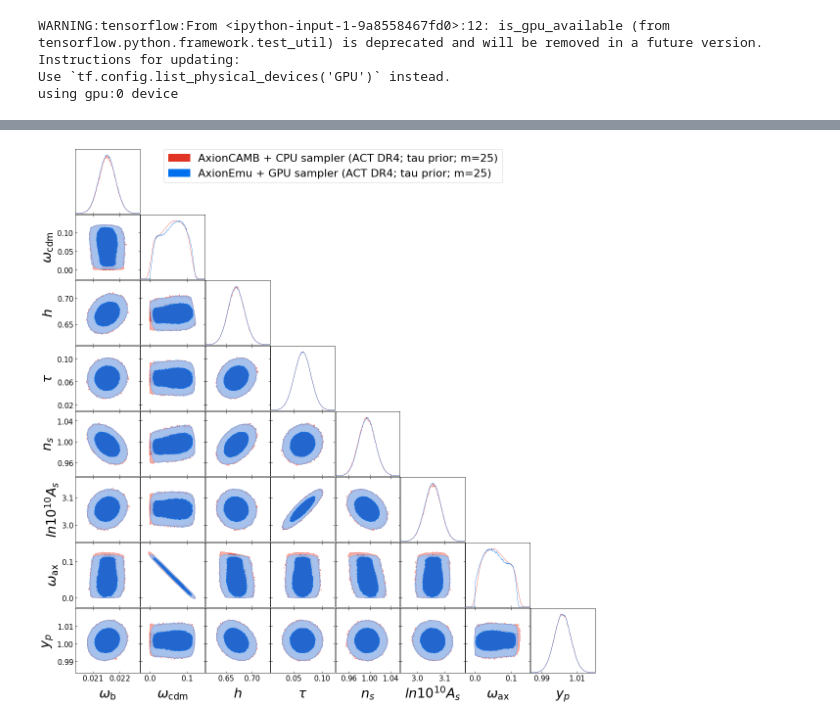
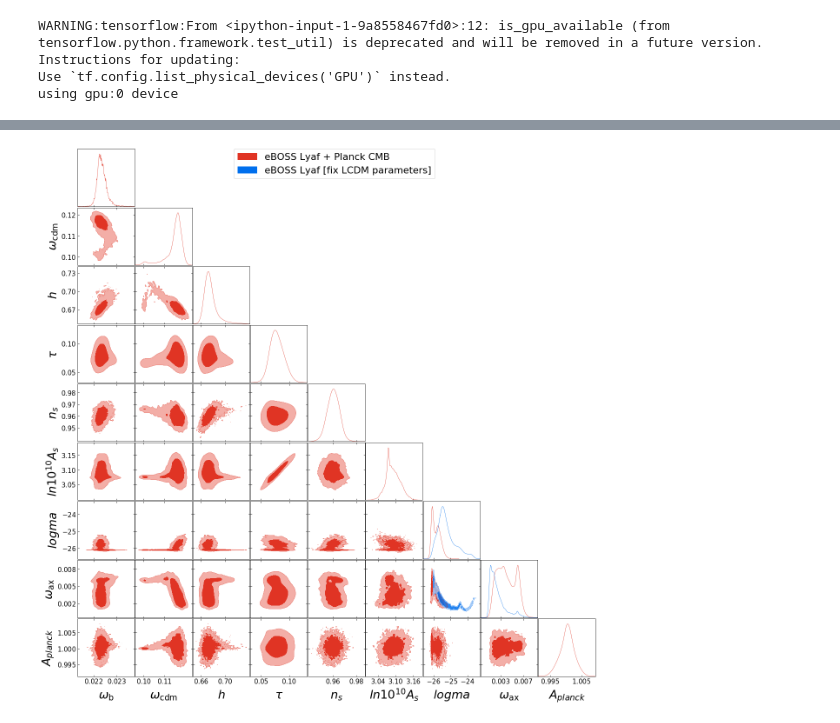
Before and after one commit to keirkwame/axionEmu, a Jupyter notebook: ACT_DR4_WMAP_analysis.ipynb, the cells around one changed output, grey strips where cells are left out. Saved outputs shown, nothing was run; the diff lists cells and outputs as text; code cells hidden in the pictures.

```diff
--- a/ACT_DR4_WMAP_analysis.ipynb
+++ b/ACT_DR4_WMAP_analysis.ipynb
@@ -634,11 +632,16 @@ plt.ylabel(r"mean $\hat{\tau}$")
 import pickle
 # f = open("/content/drive/MyDrive/2e5_emulator_models/test_2e5_0_likelihood_ax_7.pkl",'rb')
 #f = open("/content/drive/MyDrive/5e5_emulator_models/test_5e5_lamda_likelihood_ax_7.pkl",'rb')
-#f = open('/home/keir/Software/axionEmu/axionCAMB_EMCEE/Lyaf_eBOSS_axionCAMB_500_wider_prior.pkl', 'rb')
-f = open('/home/keir/Software/axionEmu/axionCAMB_EMCEE/ACT_DR4_axionCAMB_8500.pkl', 'rb')
-samples_unflat2 = pickle.load(f)
-samples_test2 = pickle.load(f)
-diff2 = pickle.load(f)
+f = open('/home/keir/Software/axionEmu/axionCAMB_EMCEE/Lyaf_eBOSS_Planck_axionCAMB_5_LCDM.pkl', 'rb')
+#f = open('/home/keir/Software/axionEmu/axionCAMB_EMCEE/ACT_DR4_axionCAMB_8500.pkl', 'rb')
+samples_unflat = pickle.load(f)
+samples_test = pickle.load(f)
+diff = pickle.load(f)
+
+#Load sigma8
+sigma8_unflat = pickle.load(f)
+sigma8_flat = pickle.load(f)
+
 # sampler1 = pickle.load(f)
 f.close()
 # %%
@@ -783,18 +804,20 @@ names = np.array([r"\omega_{\mathrm{b}}",
          r"\tau",
          r"n_s",
          r"ln 10^{10} A_s",
+         r"logma",
          r"\omega_{\mathrm{ax}}",
-         r"y_p"]) #,
+         r"A_{planck}"])
+#         r"y_p"]) #,
 #         r"A_{planck}"])
 #r"log 10^{32} ma",
 #r"\omega_{\mathrm{ax}}",
 #r"A_{planck}"]
 labels = names
-mcsamples = MCSamples(samples=samples_test, names = names, labels = labels)
+mcsamples2 = MCSamples(samples=samples_test2, names = names, labels = labels)
 #mcsamples_ax = MCSamples(samples=samples_ax,names = names, labels = labels)
 #samples4[:, -1] = samples4[:, -1] ** 2.
 #mcsamples3 = MCSamples(samples=samples3,names = names, labels = labels) #, weights=weights)
-mcsamples2 = MCSamples(samples=samples2,names = names, labels = labels) #, weights=weights)
+mcsamples = MCSamples(samples=samples_test,names = names[np.array([6, 7])], labels = labels[np.array([6, 7])]) #, weights=weights)
 #mcsamples4 = MCSamples(samples=samples4,names = names[np.array([0, 1, 2, 3, 4, 5, 7])], labels = labels[np.array([0, 1, 2, 3, 4, 5, 7])])
 g = plots.get_subplot_plotter()
 g.settings.axes_fontsize = 18
@@ -822,7 +845,7 @@ g.settings.lab_fontsize = 30
 g.settings.legend_fontsize = 25
 # %%
 ##LCDM
-g.triangle_plot([mcsamples, mcsamples2], filled=True, legend_labels=['AxionCAMB + CPU sampler (ACT DR4; tau prior; m=25)', 'AxionEmu + GPU sampler (ACT DR4; tau prior; m=25)'])
+g.triangle_plot([mcsamples2, mcsamples], filled=True, legend_labels=['eBOSS Lyaf + Planck CMB', 'eBOSS Lyaf [fix LCDM parameters]'])
 #'AxionEmu+GPU sampler (ACT DR4 + WMAP TTTE; tau prior; m = 25)',])
 # %% [output]
 WARNING:root:fine_bins not large enough to well sample smoothing scale - \omega_{\mathrm{b}}
@@ -845,4 +863,4 @@ WARNING:root:fine_bins_2D not large enough for optimal density: \omega_{\mathrm{
-[figure, old version]
+[figure, new version]
 # %%
 #Save MCMC samples
 np.save('ACT_DR4_AxionEmu_m25_chain_100_20000_orig_emu.npy', chain_ax.numpy())
```
Also changed, not shown: parts of 5 cells of this notebook, 1 other file.
